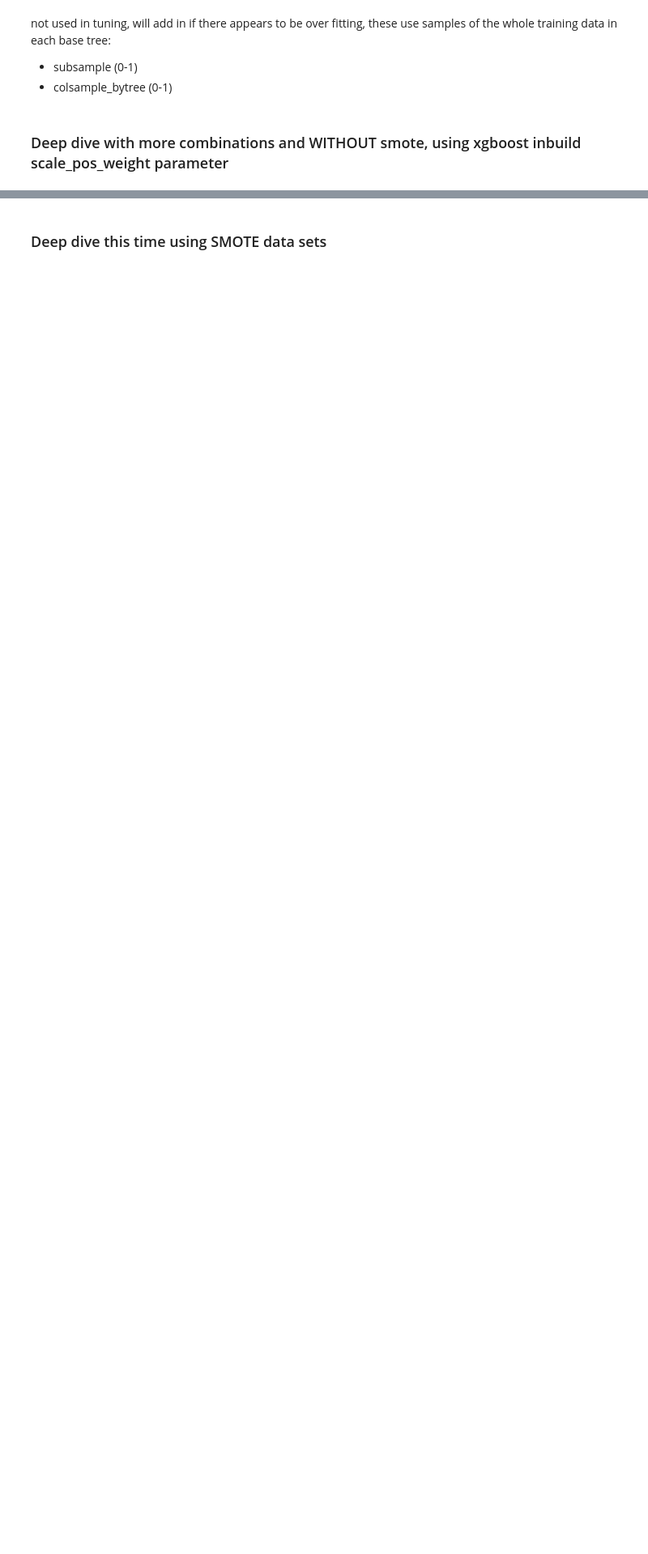
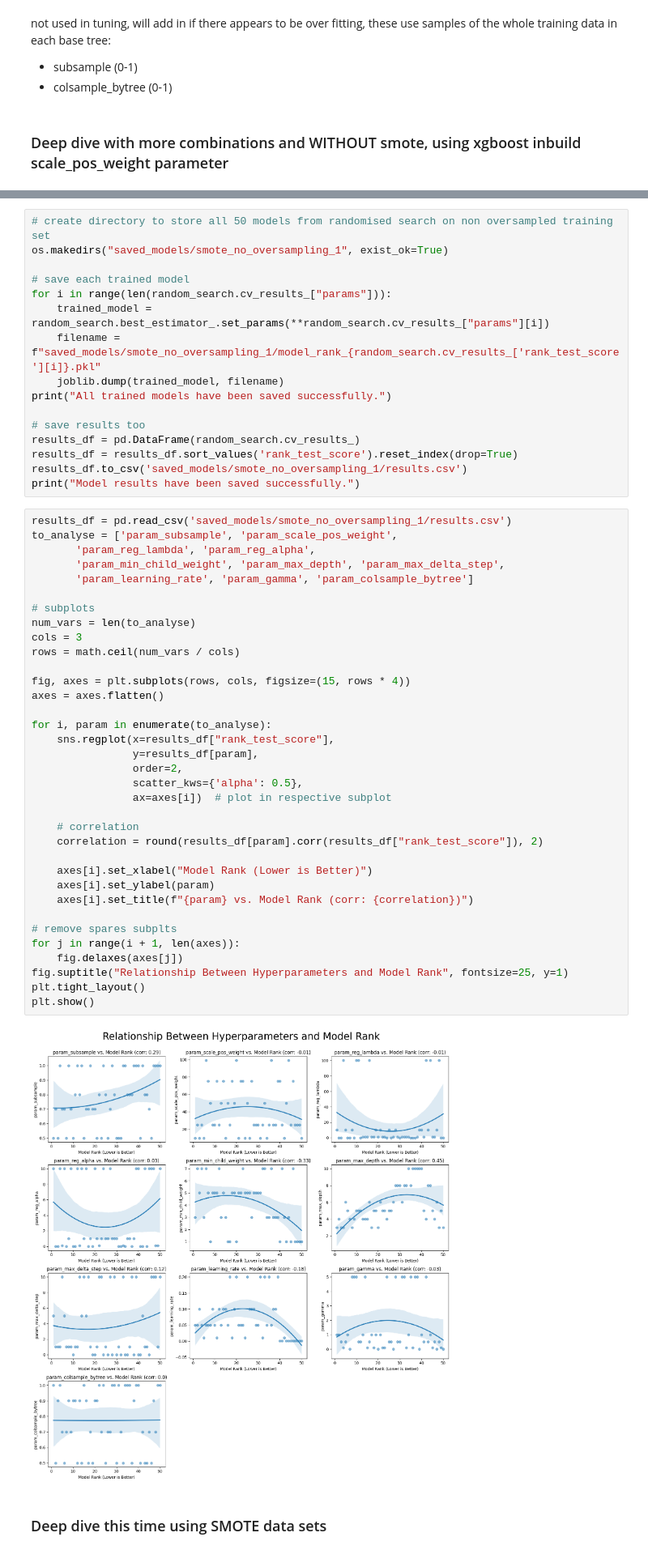
Before and after one commit to jonnywong288/bank-account-fraud, a Jupyter notebook: model_training.ipynb, the cells around one changed output, grey strips where cells are left out. Shown at 81% size. Saved outputs shown, nothing was run; the diff lists cells and outputs as text; blank space fills up the shorter version.

```diff
--- a/model_training.ipynb
+++ b/model_training.ipynb
@@ -302,3 +194,56 @@ results_df.sort_values('rank_test_score', ascending=True).reset_index(drop=True)
+# %%
+# create directory to store all 50 models from randomised search on non oversampled training set
+os.makedirs("saved_models/smote_no_oversampling_1", exist_ok=True)
+
+# save each trained model
+for i in range(len(random_search.cv_results_["params"])):
+    trained_model = random_search.best_estimator_.set_params(**random_search.cv_results_["params"][i])
+    filename = f"saved_models/smote_no_oversampling_1/model_rank_{random_search.cv_results_['rank_test_score'][i]}.pkl"
+    joblib.dump(trained_model, filename)
+print("All trained models have been saved successfully.")
+
+# save results too
+results_df = pd.DataFrame(random_search.cv_results_)
+results_df = results_df.sort_values('rank_test_score').reset_index(drop=True)
+results_df.to_csv('saved_models/smote_no_oversampling_1/results.csv')
+print("Model results have been saved successfully.")
+# %%
+results_df = pd.read_csv('saved_models/smote_no_oversampling_1/results.csv')
+to_analyse = ['param_subsample', 'param_scale_pos_weight',
+       'param_reg_lambda', 'param_reg_alpha',
+       'param_min_child_weight', 'param_max_depth', 'param_max_delta_step',
+       'param_learning_rate', 'param_gamma', 'param_colsample_bytree']
+
+# subplots
+num_vars = len(to_analyse)
+cols = 3
+rows = math.ceil(num_vars / cols)
+
+fig, axes = plt.subplots(rows, cols, figsize=(15, rows * 4))
+axes = axes.flatten()
+
+for i, param in enumerate(to_analyse):
+    sns.regplot(x=results_df["rank_test_score"],
+                y=results_df[param],
+                order=2,
+                scatter_kws={'alpha': 0.5},
+                ax=axes[i])  # plot in respective subplot
+
+    # correlation
+    correlation = round(results_df[param].corr(results_df["rank_test_score"]), 2)
+
+    axes[i].set_xlabel("Model Rank (Lower is Better)")
+    axes[i].set_ylabel(param)
+    axes[i].set_title(f"{param} vs. Model Rank (corr: {correlation})")
+
+# remove spares subplts
+for j in range(i + 1, len(axes)):
+    fig.delaxes(axes[j])
+fig.suptitle("Relationship Between Hyperparameters and Model Rank", fontsize=25, y=1)
+plt.tight_layout()
+plt.show()
+# %% [output]
+[figure, added]
 # %% [markdown]
 ### Deep dive this time using SMOTE data sets
 # %%
```
Also changed, not shown: parts of 30 cells of this notebook.
